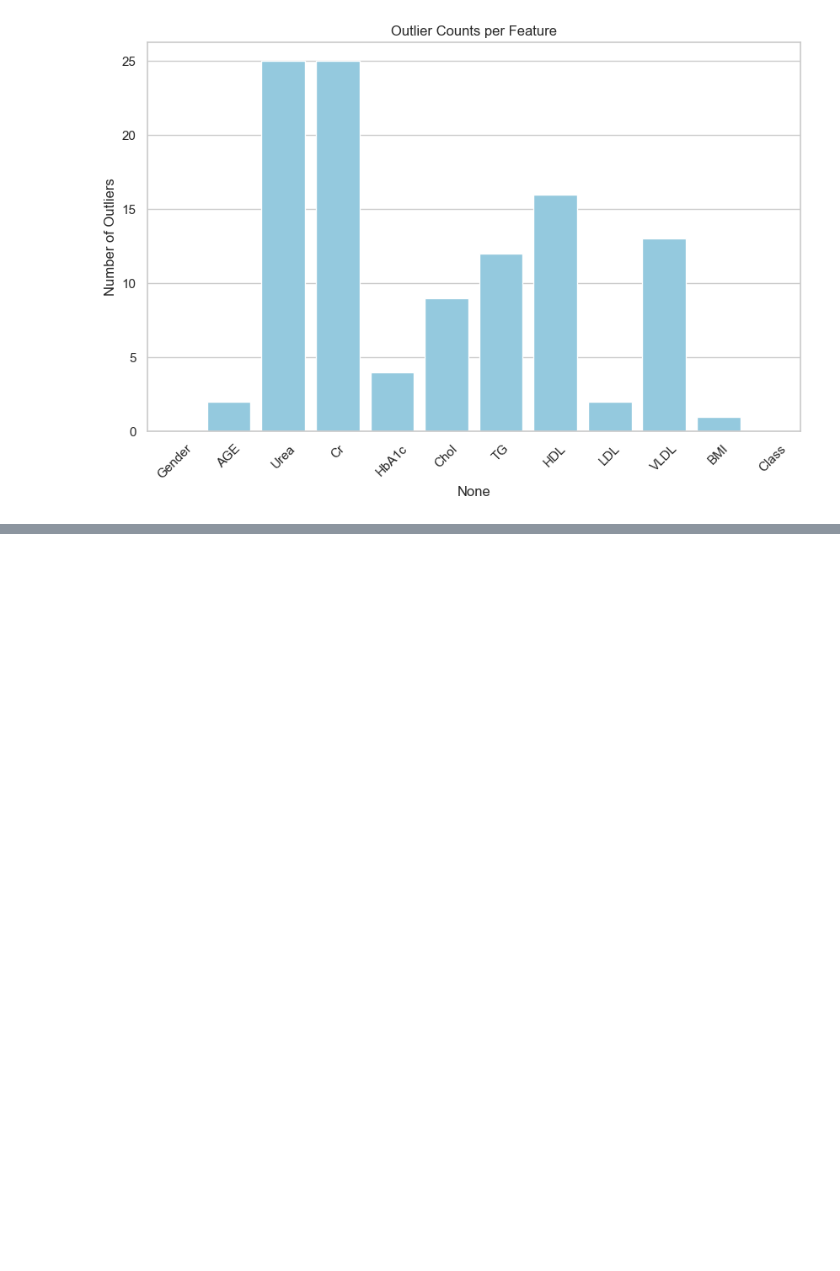
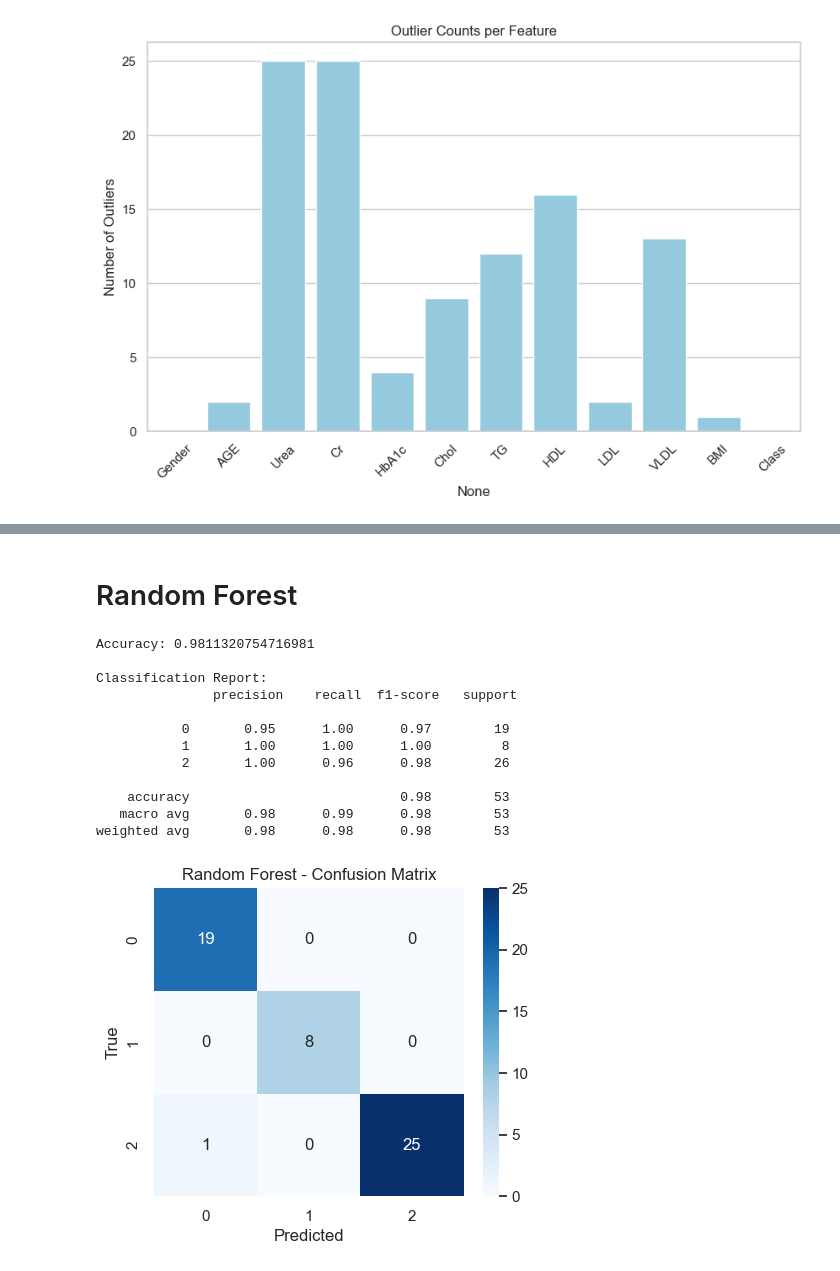
Before and after one commit to Sambridhiiii/Multiclass-Diabetes-Analysis, a Jupyter notebook: main.ipynb, the cells around one changed output, grey strips where cells are left out. Cells and saved outputs as stored; diff of their text form; code cells hidden in the pictures; blank space fills up the shorter version.

```diff
--- a/main.ipynb
+++ b/main.ipynb
@@ -502,0 +577,78 @@ weighted avg       0.98      0.98      0.98        53
+# %% [markdown]
+# Random Forest
+# %%
+import pandas as pd
+from sklearn.model_selection import train_test_split
+from sklearn.ensemble import RandomForestClassifier
+from sklearn.metrics import accuracy_score, classification_report, confusion_matrix
+import seaborn as sns
+import matplotlib.pyplot as plt
+from imblearn.over_sampling import SMOTE  # optional if classes are imbalanced
+
+# ----------------------------
+# Target and Selected Features
+# ----------------------------
+y = df["Class"]
+selected_features = ['HbA1c', 'BMI', 'AGE', 'Urea', 'Chol', 'VLDL', 'TG', 'Cr', 'LDL']
+X = df[selected_features]
+
+# ----------------------------
+# Train/Test Split
+# ----------------------------
+X_train, X_test, y_train, y_test = train_test_split(
+    X, y,
+    test_size=0.2,
+    random_state=42,
+    stratify=y
+)
+
+# ----------------------------
+# Apply SMOTE to balance classes (optional)
+# ----------------------------
+smote = SMOTE(random_state=42)
+X_train_res, y_train_res = smote.fit_resample(X_train, y_train)
+
+# ----------------------------
+# Train Random Forest Classifier
+# ----------------------------
+rf_model = RandomForestClassifier(
+    n_estimators=200,
+    random_state=42,
+    class_weight='balanced'  # helps with imbalanced classes
+)
+rf_model.fit(X_train_res, y_train_res)
+
+# ----------------------------
+# Predict on Test Set
+# ----------------------------
+y_pred = rf_model.predict(X_test)
+
+# ----------------------------
+# Evaluate Model
+# ----------------------------
+print("Accuracy:", accuracy_score(y_test, y_pred))
+print("\nClassification Report:\n", classification_report(y_test, y_pred))
+
+# Confusion Matrix
+cm = confusion_matrix(y_test, y_pred, labels=[0,1,2])
+plt.figure(figsize=(5,4))
+sns.heatmap(cm, annot=True, fmt="d", cmap="Blues",
+            xticklabels=[0,1,2], yticklabels=[0,1,2])
+plt.title("Random Forest - Confusion Matrix")
+plt.xlabel("Predicted")
+plt.ylabel("True")
+plt.show()
+# %% [output]
+Accuracy: 0.9811320754716981
+
+Classification Report:
+               precision    recall  f1-score   support
+
+           0       0.95      1.00      0.97        19
+           1       1.00      1.00      1.00         8
+           2       1.00      0.96      0.98        26
+
+    accuracy                           0.98        53
+   macro avg       0.98      0.99      0.98        53
+weighted avg       0.98      0.98      0.98        53
+[figure, added]
```
Also changed, not shown: parts of 36 cells of this notebook.
